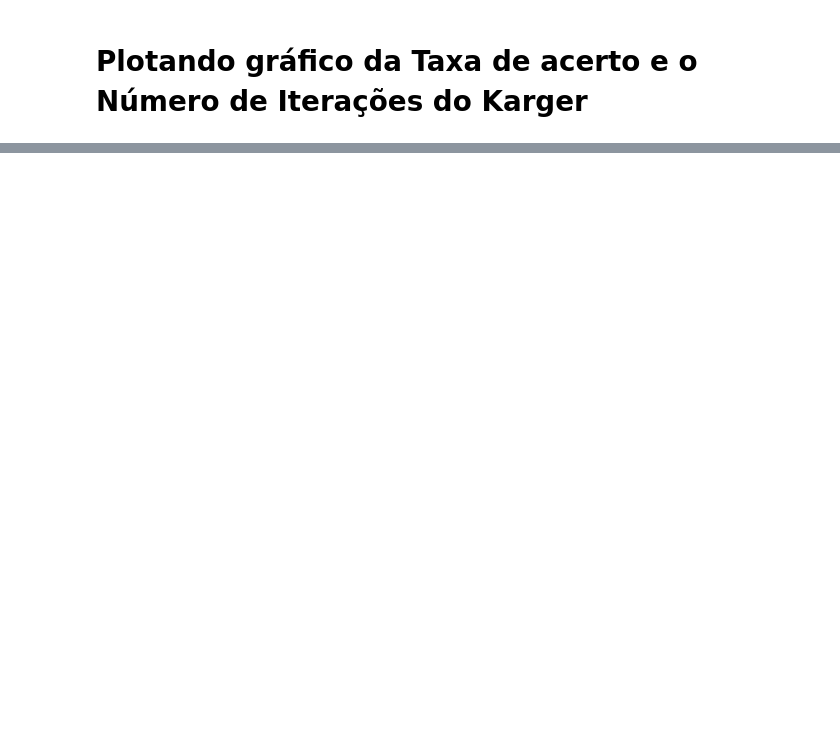
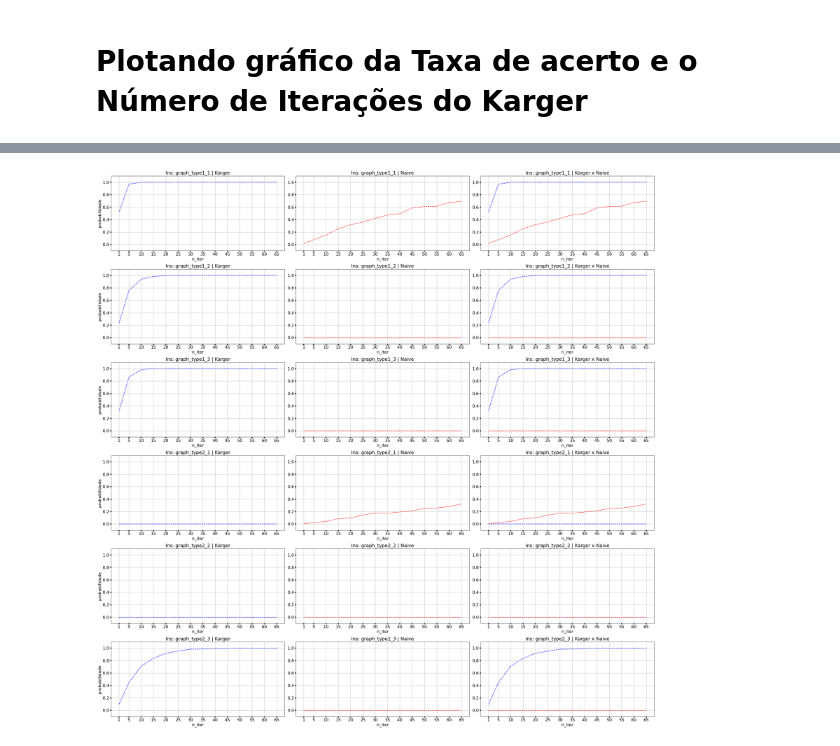
Before and after one commit to rafabarbozz/Teoria_dos_Grafos_Aplicada, a Jupyter notebook: Trabalho3/main.ipynb, the cells around one changed output, grey strips where cells are left out. Drawn from its saved outputs; the diff is of its cells as text; code cells hidden in the pictures; blank space fills up the shorter version.

```diff
--- a/Trabalho3/main.ipynb
+++ b/Trabalho3/main.ipynb
@@ -5,6 +5,3 @@ from tqdm import tqdm
 import matplotlib.pyplot as plt
 import sys
 sys.path.insert(0, '..')
-# %%
-nome_arquivo = 'graph_type1_1.txt'
-lista_adj, lista_aresta = ler_grafo(f'./instancias/in/{nome_arquivo}')
@@ -55,0 +10,83 @@ plt.show()
+# %%
+n_exec = 1000
+n_iter = [1, 5, 10, 15, 20, 25, 30, 35, 40, 45, 50, 55, 60, 65]
+
+names_file = ["graph_type1", "graph_type2"]
+
+fig, axs = plt.subplots(6, 3, figsize=(30, 30))
+
+l = 0
+
+for name_file in names_file:
+    for i in tqdm(range(1, 4)):
+        lista_adj, lista_aresta = ler_grafo(f'../Trabalho3/instancias/in/{name_file}_{i}')
+
+        arquivo_graph = open(f"./instancias/in/{name_file}_{i}", 'r').readlines()
+        arquivo_out = open(f"./instancias/out/{name_file}_{i}", 'r').readlines()
+        min_cut_real = int(arquivo_out[0])
+
+        karger = Karger(lista_adj, lista_aresta)
+        naive = Ingenuo(lista_adj, lista_aresta)
+
+        probabilidades_karger = []
+        probabilidades_naive = []
+
+        for j in (range(len(n_iter))):
+
+            it = n_iter[j]
+
+            n_acertos_karger = 0
+            n_acertos_naive = 0
+
+            for _ in (range(n_exec)):
+
+                min_cut_karger = karger.executar_n(it)
+                min_cut_naive = naive.executar_n(it)
+
+                if min_cut_karger == min_cut_real:
+                    n_acertos_karger += 1
+
+                if min_cut_naive == min_cut_real:
+                    n_acertos_naive += 1
+
+
+            probabilidades_karger.append(n_acertos_karger / n_exec)
+            probabilidades_naive.append(n_acertos_naive / n_exec)
+
+
+        axs[l][0].plot(n_iter, probabilidades_karger, 'b--')
+        axs[l][0].set_title(f'Ins: {name_file}_{i} | Karger', fontsize=18)
+        axs[l][0].set_ylabel('probabilidade', fontsize=16)
+        axs[l][0].set_xlabel('n_iter', fontsize=16)
+        axs[l][0].set_ylim([-0.1, 1.1])
+        axs[l][0].tick_params(axis='both', which='major', labelsize=16, width=4)
+        axs[l][0].set_xticks(n_iter)
+        axs[l][0].set_yticks([0, 0.2, 0.4, 0.6, 0.8, 1])
+        axs[l][0].grid(True)
+
+        axs[l][1].plot(n_iter, probabilidades_naive, 'r--')
+        axs[l][1].set_title(f'Ins: {name_file}_{i} | Naive', fontsize=18)
+        axs[l][1].set_xlabel('n_iter' , fontsize=16)
+        axs[l][1].set_ylim([-0.1, 1.1])
+        axs[l][1].tick_params(axis='both', which='major', labelsize=16, width=4)
+        axs[l][1].set_xticks(n_iter)
+        axs[l][1].set_yticks([0, 0.2, 0.4, 0.6, 0.8, 1])
+        axs[l][1].grid(True)
+
+        axs[l][2].plot(n_iter, probabilidades_karger, 'b--')
+        axs[l][2].plot(n_iter, probabilidades_naive, 'r--')
+        axs[l][2].set_title(f'Ins: {name_file}_{i} | Karger x Naive', fontsize=18)
+        axs[l][2].set_xlabel('n_iter' , fontsize=16)
+        axs[l][2].set_ylim([-0.1, 1.1])
+        axs[l][2].tick_params(axis='both', which='major', labelsize=16, width=4)
+        axs[l][2].set_xticks(n_iter)
+        axs[l][2].set_yticks([0, 0.2, 0.4, 0.6, 0.8, 1])
+        axs[l][2].grid(True)
+
+        l += 1
+
+fig.subplots_adjust(wspace=0.3, hspace=0.5)
+fig.tight_layout()
+plt.show()
+# %% [output]
+[figure, added]
```
Also changed, not shown: parts of 4 cells of this notebook, 18 other files.
